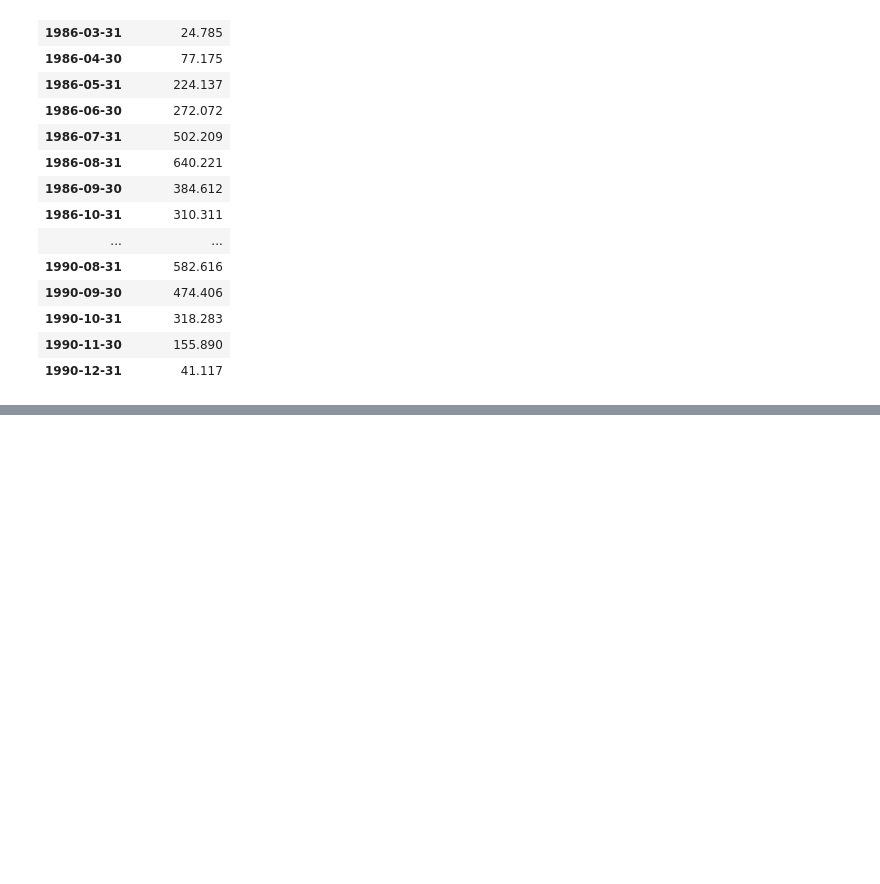
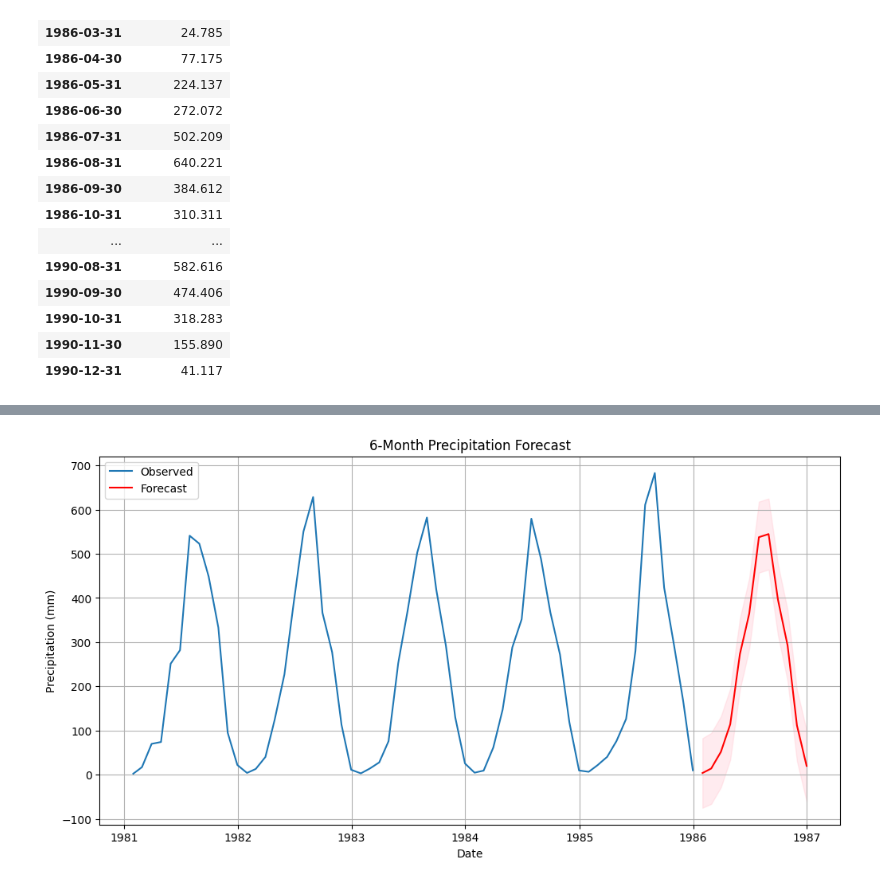
Before and after one commit to SKamara84/Climate_info, a Jupyter notebook: Daily_Arima2.ipynb, the cells around one changed output, grey strips where cells are left out. Cells and saved outputs as stored; diff of their text form; code cells hidden in the pictures; blank space fills up the shorter version.

```diff
--- a/Daily_Arima2.ipynb
+++ b/Daily_Arima2.ipynb
@@ -168,3 +168,101 @@ monthly_sums
 | 1990-10-31 | 318.283 |
 | 1990-11-30 | 155.890 |
 | 1990-12-31 | 41.117 |
+# %%
+# prompt: supress warnings
+
+import warnings
+warnings.filterwarnings('ignore')
+import pandas as pd
+import numpy as np
+import matplotlib.pyplot as plt
+from statsmodels.tsa.statespace.sarimax import SARIMAX
+from statsmodels.graphics.tsaplots import plot_acf, plot_pacf
+from statsmodels.tsa.stattools import adfuller
+from google.colab import data_table
+#
+
+# Load data
+df = pd.read_csv("sl_rain_81_85.csv", parse_dates=["time_start"], index_col="time_start")
+
+# Resample to monthly totals
+monthly_data = df.resample('ME').sum()
+
+# Plot the data
+plt.figure(figsize=(12, 6))
+plt.plot(monthly_data)
+plt.title("Monthly Precipitation (1981-1985)")
+plt.xlabel("Date")
+plt.ylabel("Precipitation (mm)")
+plt.grid()
+plt.show()
+# Augmented Dickey-Fuller test for stationarity
+def adf_test(series):
+    result = adfuller(series.dropna(), autolag='AIC')
+    print(f'ADF Statistic: {result[0]:.3f}')
+    print(f'p-value: {result[1]:.3f}')
+    print('Critical Values:')
+    for key, value in result[4].items():
+        print(f'  {key}: {value:.3f}')
+
+adf_test(monthly_data['precipitation'])
+# Plot ACF and PACF
+fig, (ax1, ax2) = plt.subplots(2, 1, figsize=(12, 8))
+plot_acf(monthly_data['precipitation'], lags=24, ax=ax1)
+plot_pacf(monthly_data['precipitation'], lags=24, ax=ax2)
+plt.tight_layout()
+plt.show()
+# Example SARIMA parameters (adjust based on ACF/PACF)
+order = (1, 1, 1)          # Non-seasonal (p, d, q)
+seasonal_order = (1, 1, 1, 12)  # Seasonal (P, D, Q, m)
+
+# Fit the model
+model = SARIMAX(
+    monthly_data['precipitation'],
+    order=order,
+    seasonal_order=seasonal_order
+)
+results = model.fit(disp=False)
+print(results.summary())
+# Residual diagnostics
+results.plot_diagnostics(figsize=(12, 8))
+plt.tight_layout()
+plt.show()
+# Forecast next 6 months
+forecast_steps = 12
+forecast = results.get_forecast(steps=forecast_steps)
+forecast_mean = forecast.predicted_mean
+confidence_intervals = forecast.conf_int()
+
+# Plot results
+plt.figure(figsize=(12, 6))
+plt.plot(monthly_data.index, monthly_data['precipitation'], label='Observed')
+plt.plot(forecast_mean.index, forecast_mean, color='red', label='Forecast')
+plt.fill_between(
+    confidence_intervals.index,
+    confidence_intervals.iloc[:, 0],
+    confidence_intervals.iloc[:, 1],
+    color='pink',
+    alpha=0.3
+)
+plt.title("6-Month Precipitation Forecast")
+plt.xlabel("Date")
+plt.ylabel("Precipitation (mm)")
+plt.legend()
+plt.grid()
+plt.show()
+
+# Display forecast values
+print("\n6-Month Forecast:")
+print(forecast_mean.round(2))
+
+data_table.enable_dataframe_formatter()
+
+# Replace 'your_data.csv' with the actual filename if needed
+df = pd.read_csv("/content/sl_rain_86_90.csv", parse_dates=["time_start"], index_col="time_start")
+
+# Group by month and sum the values
+monthly_sums = df.resample('ME').sum()
+
+monthly_sums
+# %% [output]
@@ -170,0 +295 @@ monthly_sums
+[figure, added]
```
Also changed, not shown: parts of 3 cells of this notebook.
